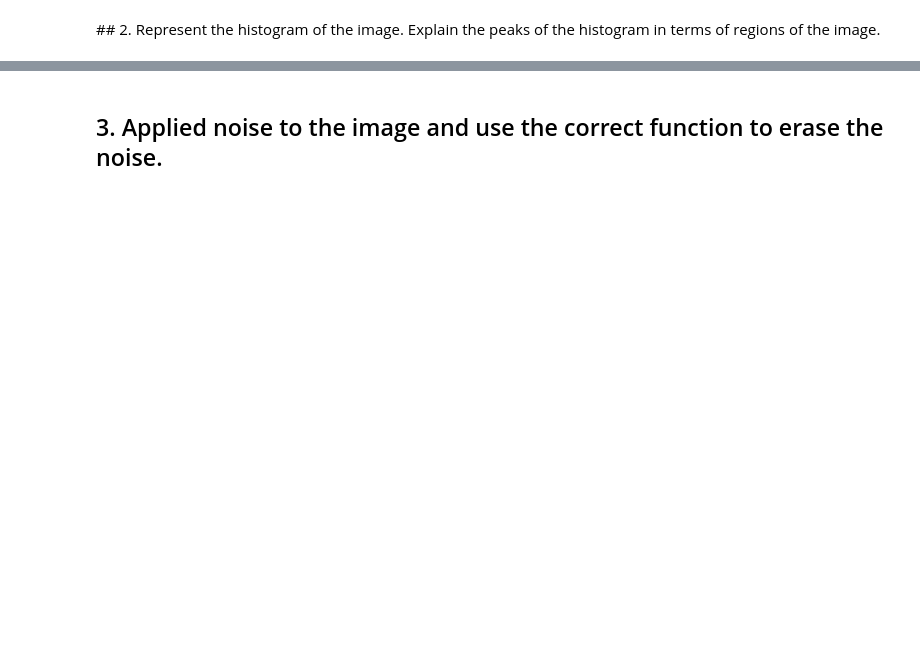
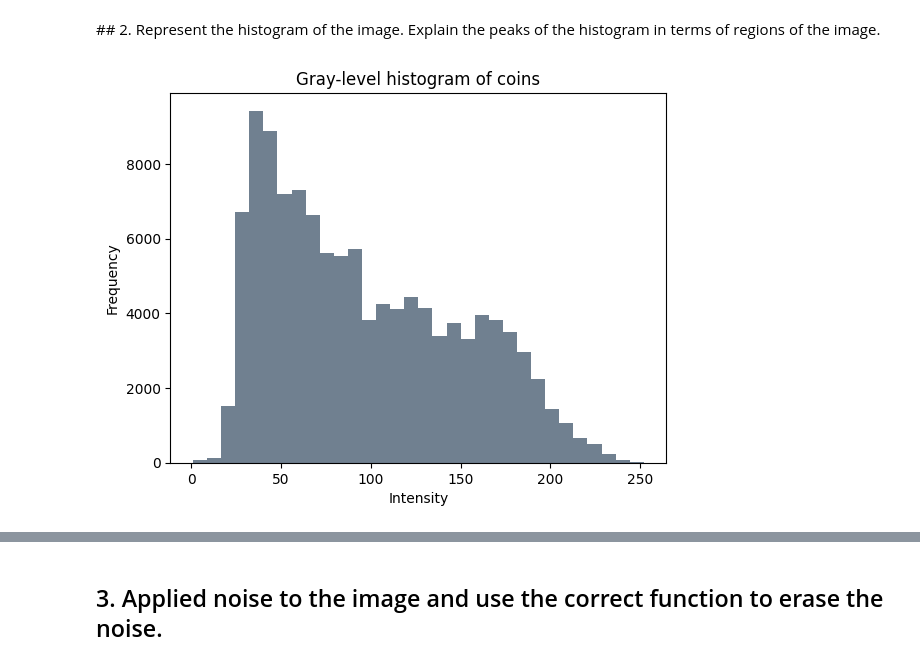
Before and after one commit to fillolafa93/Computer-Vision, a Jupyter notebook: Tirana_CV_Test.ipynb, the cells around one changed output, grey strips where cells are left out. Drawn from its saved outputs; the diff is of its cells as text; code cells hidden in the pictures; blank space fills up the shorter version.

```diff
--- a/Tirana_CV_Test.ipynb
+++ b/Tirana_CV_Test.ipynb
@@ -8,2 +29,10 @@
 # %% [markdown]
 ## 2. Represent the histogram of the image. Explain the peaks of the histogram in terms of regions of the image.
+# %%
+# histogram of the image
+plt.hist(coins.ravel(), bins=32, color="slategray")
+plt.title("Gray-level histogram of coins")
+plt.xlabel("Intensity"); plt.ylabel("Frequency")
+plt.show()
+# %% [output]
+[figure, added]
```
Also changed, not shown: parts of 15 cells of this notebook.
